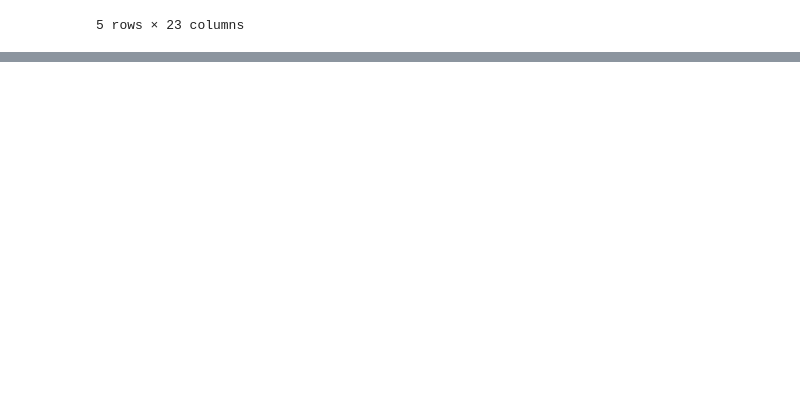
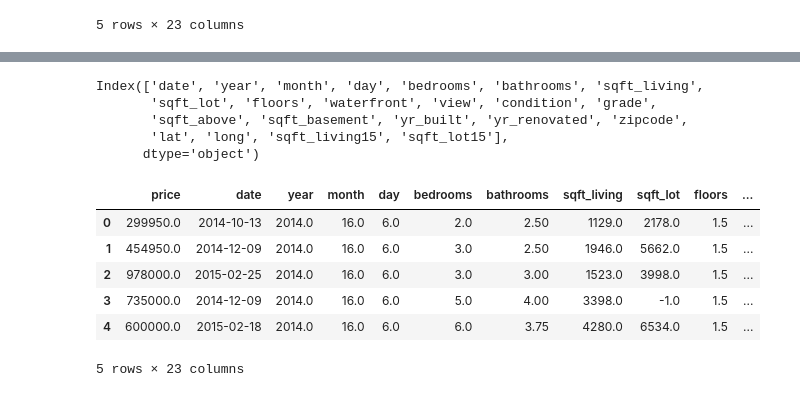
Before and after one commit to degharbi/Housing-prices-prediction, a Jupyter notebook: Gradient_Boosting.ipynb, the cells around one changed output, grey strips where cells are left out. Saved outputs shown, nothing was run; the diff lists cells and outputs as text; code cells hidden in the pictures; blank space fills up the shorter version.

```diff
--- a/Gradient_Boosting.ipynb
+++ b/Gradient_Boosting.ipynb
@@ -522,3 +516,10 @@ fig= go.Figure(data=data, layout=layout)
 py.iplot(fig)
 # %% [output]
 [interactive output not drawn]
+# %%
+url = 'https://raw.githubusercontent.com/degharbi/Housing-prices-prediction/master/data/sold.json'
+data = pd.read_json(url)
+data_new = pd.DataFrame([property[8][11] for property in data['map']['properties']])[
+    ['bathrooms','bedrooms','dateSold','latitude','livingArea','longitude', 'lotSize','price','yearBuilt','zipcode']
+]
+df.head()
@@ -524,0 +533,68 @@ py.iplot(fig)
+# %%
+raw.columns.drop(['id', 'price'])
+# %% [output]
+Index(['date', 'year', 'month', 'day', 'bedrooms', 'bathrooms', 'sqft_living',
+       'sqft_lot', 'floors', 'waterfront', 'view', 'condition', 'grade',
+       'sqft_above', 'sqft_basement', 'yr_built', 'yr_renovated', 'zipcode',
+       'lat', 'long', 'sqft_living15', 'sqft_lot15'],
+      dtype='object')
+# %%
+data_new.rename(columns={
+    'livingArea': 'sqft_living',
+    'dateSold': 'date',
+    'latitude':'lat',
+    'longitude': 'long',
+    'lotSize': 'sqft_lot',
+    'yearBuilt':'yr_built',
+}, inplace=True)
+data_new['date'] = pd.to_datetime(data_new['date'])
+data_new['year']= raw.year.median()
+data_new['month']= raw.day.median()
+data_new['day']= raw.month.median()
+data_new['floors']= raw.floors.median()
+data_new['waterfront']= raw.waterfront.median()
+data_new['view']= raw.view.median()
+data_new['condition']= raw.condition.median()
+data_new['grade']= raw.grade.median()
+data_new['sqft_above']= data_new['sqft_living']
+data_new['sqft_basement']= raw.sqft_basement.median()
+data_new['yr_built']= raw.yr_built.median()
+data_new['yr_renovated']= raw.yr_renovated.median()
+data_new['sqft_living15']= data_new['sqft_living']
+data_new['sqft_lot15']= data_new['sqft_lot']
+data_new = data_new[['price',
+ 'date',
+ 'year',
+ 'month',
+ 'day',
+ 'bedrooms',
+ 'bathrooms',
+ 'sqft_living',
+ 'sqft_lot',
+ 'floors',
+ 'waterfront',
+ 'view',
+ 'condition',
+ 'grade',
+ 'sqft_above',
+ 'sqft_basement',
+ 'yr_built',
+ 'yr_renovated',
+ 'zipcode',
+ 'lat',
+ 'long',
+ 'sqft_living15',
+ 'sqft_lot15',
+]]
+data = {
+    feature: data_new[feature].values for feature in data_new.columns[2:]
+}
+data_new.head()
+# %% [output]
+|  | price | date | year | month | day | bedrooms | bathrooms | sqft_living | sqft_lot | floors | ... |
+| 0 | 299950.0 | 2014-10-13 | 2014.0 | 16.0 | 6.0 | 2.0 | 2.50 | 1129.0 | 2178.0 | 1.5 | ... |
+| 1 | 454950.0 | 2014-12-09 | 2014.0 | 16.0 | 6.0 | 3.0 | 2.50 | 1946.0 | 5662.0 | 1.5 | ... |
+| 2 | 978000.0 | 2015-02-25 | 2014.0 | 16.0 | 6.0 | 3.0 | 3.00 | 1523.0 | 3998.0 | 1.5 | ... |
+| 3 | 735000.0 | 2014-12-09 | 2014.0 | 16.0 | 6.0 | 5.0 | 4.00 | 3398.0 | -1.0 | 1.5 | ... |
+| 4 | 600000.0 | 2015-02-18 | 2014.0 | 16.0 | 6.0 | 6.0 | 3.75 | 4280.0 | 6534.0 | 1.5 | ... |
+5 rows × 23 columns
```
Also changed, not shown: parts of 16 cells of this notebook, 5 other files.
